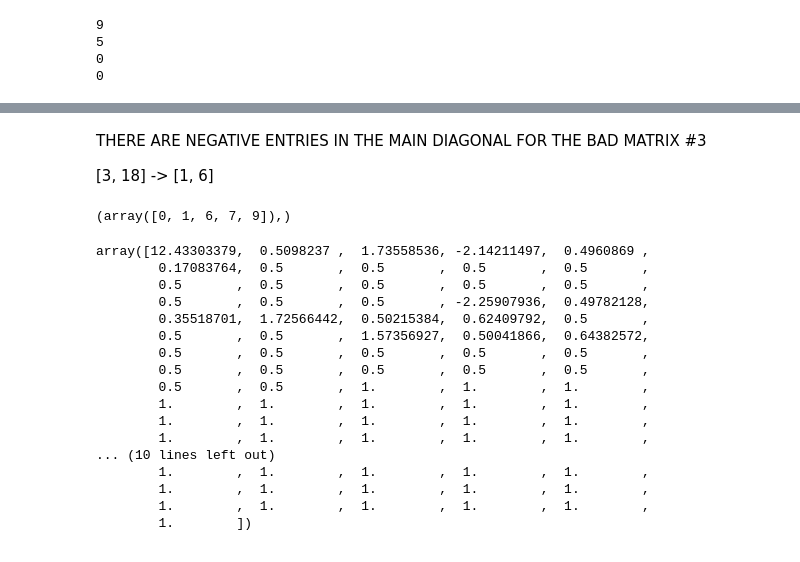
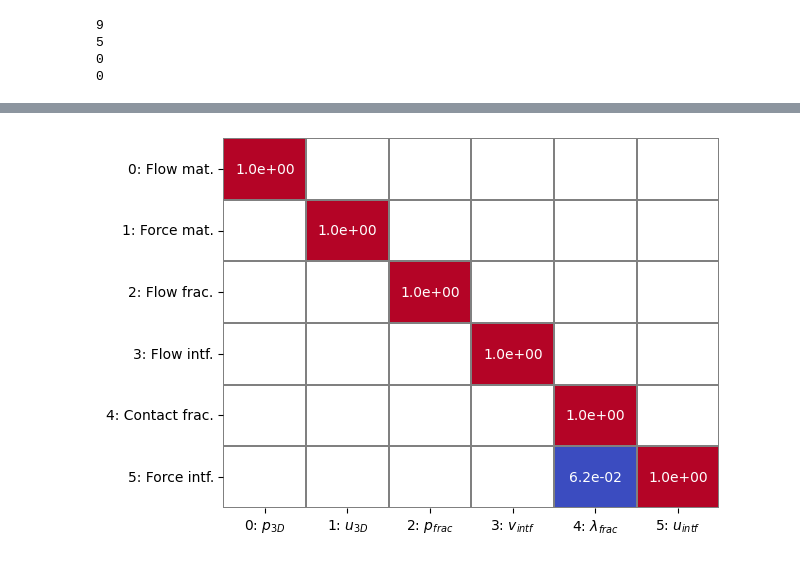
Before and after one commit to pmgbergen/FTHM-Solver, a Jupyter notebook: fpm/fpm_4_simplices_experimental.ipynb, the cells around one changed output, grey strips where cells are left out. Cells and saved outputs as stored; diff of their text form; code cells hidden in the pictures.

```diff
--- a/fpm/fpm_4_simplices_experimental.ipynb
+++ b/fpm/fpm_4_simplices_experimental.ipynb
@@ -17,7 +17,7 @@ from fpm_4_simplices import make_model
 
 entry = data['Num cells x0.125']
 
-model = make_model()
+model = make_model(cell_size_multiplier=0.5)
 model.prepare_simulation()
 model.before_nonlinear_loop()
 model.before_nonlinear_iteration()
@@ -167,29 +66,12 @@ plot_mat(inv(J45_stab.mat) @ J45, log=False, threshold=1e-1)
-# %% [markdown]
-THERE ARE NEGATIVE ENTRIES IN THE MAIN DIAGONAL FOR THE BAD MATRIX #3
-
-[3, 18] -> [1, 6]
-# %%
-np.where(sl)
-# %% [output]
-(array([0, 1, 6, 7, 9]),)
-# %%
-approx_I = inv(J45_stab.mat) @ J45
-approx_I.diagonal()
-# %% [output]
-array([12.43303379,  0.5098237 ,  1.73558536, -2.14211497,  0.4960869 ,
-        0.17083764,  0.5       ,  0.5       ,  0.5       ,  0.5       ,
-        0.5       ,  0.5       ,  0.5       ,  0.5       ,  0.5       ,
-        0.5       ,  0.5       ,  0.5       , -2.25907936,  0.49782128,
-        0.35518701,  1.72566442,  0.50215384,  0.62409792,  0.5       ,
-        0.5       ,  0.5       ,  1.57356927,  0.50041866,  0.64382572,
-        0.5       ,  0.5       ,  0.5       ,  0.5       ,  0.5       ,
-        0.5       ,  0.5       ,  0.5       ,  0.5       ,  0.5       ,
-        0.5       ,  0.5       ,  1.        ,  1.        ,  1.        ,
-        1.        ,  1.        ,  1.        ,  1.        ,  1.        ,
-        1.        ,  1.        ,  1.        ,  1.        ,  1.        ,
-        1.        ,  1.        ,  1.        ,  1.        ,  1.        ,
-... (10 lines left out)
-        1.        ,  1.        ,  1.        ,  1.        ,  1.        ,
-        1.        ,  1.        ,  1.        ,  1.        ,  1.        ,
-        1.        ,  1.        ,  1.        ,  1.        ,  1.        ,
-        1.        ])
+# %%
+from mat_utils import *
+
+
+J55_inv = inv_block_diag(J[[5]].mat, nd=model.nd)
+
+Q = J.empty_container()
+Q.mat = csr_ones(Q.shape[0])
+Q[5,4] = -J55_inv @ J[5, 4].mat
+Q.plot_max()
+# %% [output]
+[figure, added]
```
Also changed, not shown: parts of 15 cells of this notebook, 1 other file.
